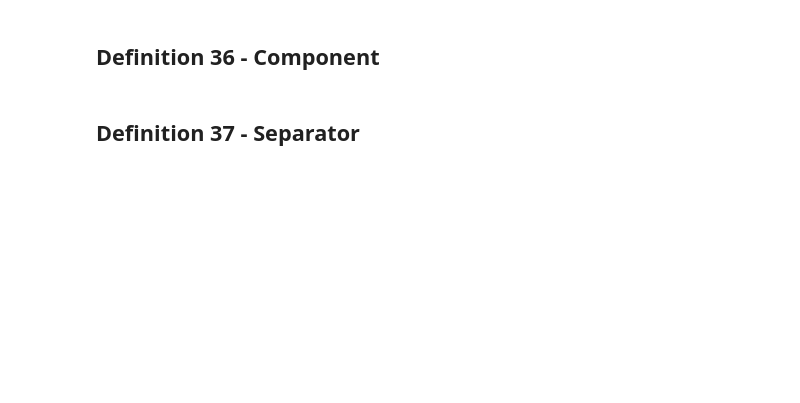
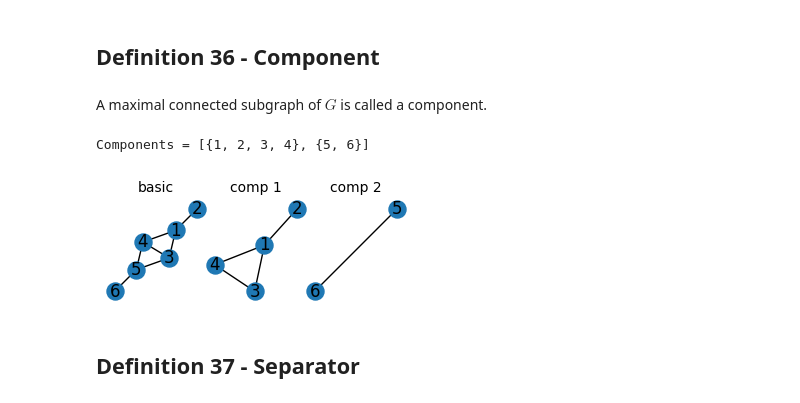
Before and after one commit to lipinski/graph-theory, a Jupyter notebook: definitions.ipynb, the cells around one changed output. Saved outputs shown, nothing was run; the diff lists cells and outputs as text; code cells hidden in the pictures; blank space fills up the shorter version.

```diff
--- a/definitions.ipynb
+++ b/definitions.ipynb
@@ -656,4 +672,28 @@ Trail is an open walk in which no edge is repeated.
 # %% [markdown]
 ## Definition 36 - Component
+# %% [markdown]
+A maximal connected subgraph of $G$ is called a component.
+# %%
+H = G.copy()
+H.remove_edges_from([(4, 5), (3, 5)])
+
+components = list(nx.components.connected_components(H))
+print(f'Components = {components}')
+
+fig, axis = plt.subplots(nrows=1, ncols=len(components)+1, figsize=(3, 1), )
+plt.subplots_adjust(left=0, bottom=0, right=1, top=1, wspace=0, hspace=0)
+nx.draw(G, pos=pos, node_size=150, with_labels=True, ax=axis[0])
+axis[0].set_title((f'basic'), fontdict={'fontsize': 10})
+
+for i in range(len(components)):
+    component = components[i]
+    H = nx.subgraph(G, component)
+    nx.draw(H, pos=pos, node_size=150, with_labels=True, ax=axis[i+1])
+    axis[i+1].set_title((f'comp {i+1}'), fontdict={'fontsize': 10})
+
+    # nx.draw_networkx_edges(G, pos=pos, edgelist=H.edges, edge_color='red', width=3, ax=axis[i])
+# %% [output]
+Components = [{1, 2, 3, 4}, {5, 6}]
+[figure, added]
 # %% [markdown]
 ## Definition 37 - Separator
```
Also changed, not shown: parts of 16 cells of this notebook.
